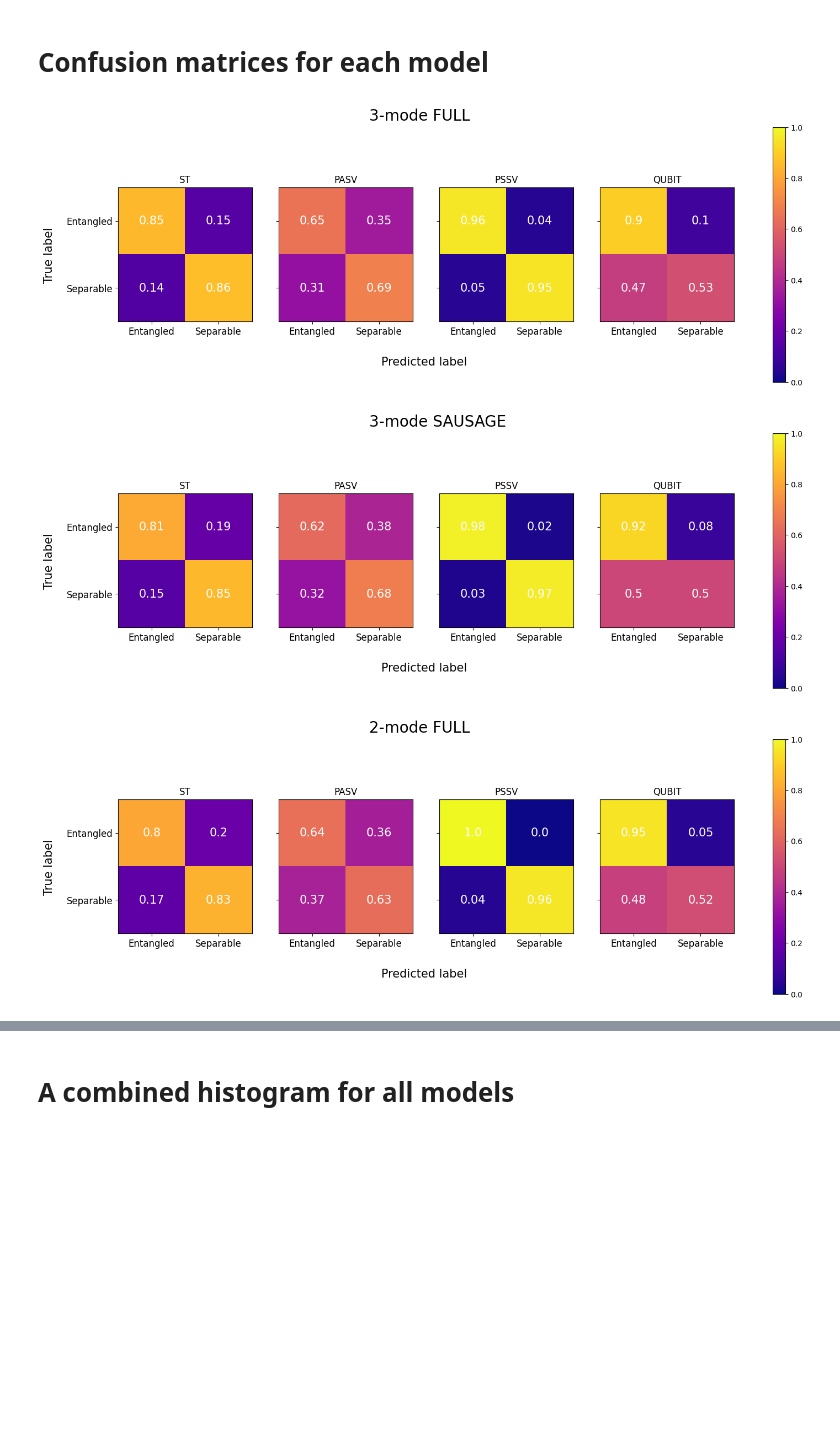
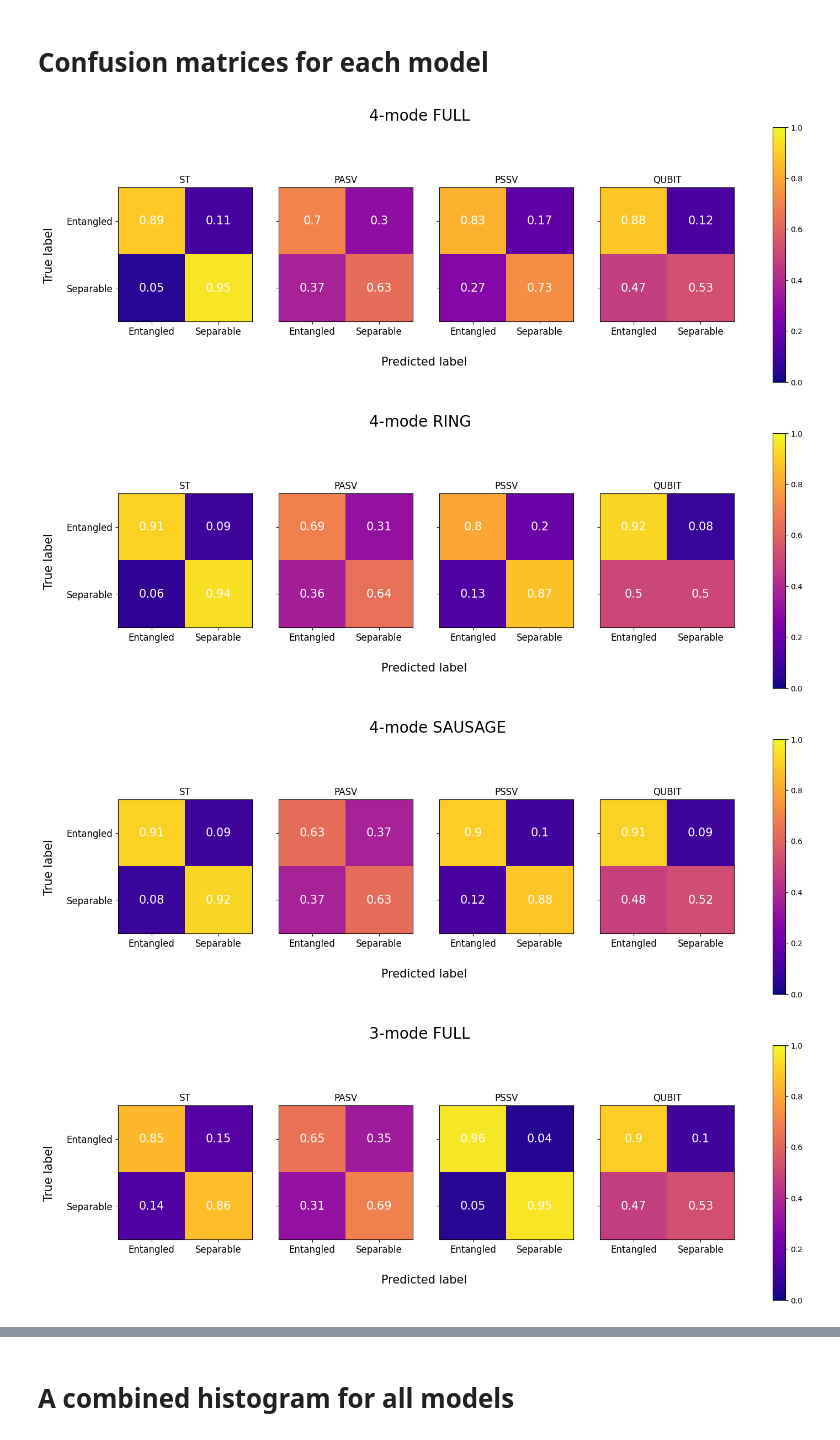
Before and after one commit to JohannesAnnala/EchoStateNetwork-and-NARMA, a Jupyter notebook: main.ipynb, the cells around one changed output, grey strips where cells are left out. Cells and saved outputs as stored; diff of their text form; code cells hidden in the pictures; blank space fills up the shorter version.

Commit message:
all data without printed figures done

```diff
--- a/main.ipynb
+++ b/main.ipynb
@@ -103,7 +102,7 @@ finish_row(resultpath_cm)
 # %%
 for i in range(n_models):
     QReservoir_models[i].reset_after_test()
-    result, cm = QReservoir_models[i].test_reservoir(test_PSSV[2], test_PSSV_ent[2])
+    result, cm = QReservoir_models[i].test_reservoir(test_PSSV[1], test_PSSV_ent[1])
     write_to_row(str(result), resultpath)
     write_to_row(','.join(map(str, cm)), resultpath_cm)
 
@@ -131,7 +111,7 @@ KeyboardInterrupt:
 # %% [markdown]
 # Qubit states
 # %%
-for i in range(1,n_models):
+for i in range(n_models):
     QReservoir_models[i].reset_after_test()
     result, cm = QReservoir_models[i].test_reservoir(test_QUBIT[i], test_QUBIT_ent[i])
     write_to_row(str(result), resultpath)
@@ -152,7 +132,7 @@ models_filenames = ['1_4_5_alltoall', '1_4_5_ring', '1_4_5_sausage', '1_3_5_allt
 data_filepaths = ["Qreservoir_results/" + filename + ".csv" for filename in models_filenames]
 data_cm_filepaths = ["Qreservoir_results/" + filename + "_cm.csv" for filename in models_filenames]
 
-for path in data_filepaths[3:]:
+for path in data_filepaths:
     data = np.genfromtxt(path, delimiter=';')[:,:-1]
     data[2] = 1 - data[2]
     datas.append(data)
@@ -163,7 +143,7 @@ datas_full = np.array(datas).reshape(-1,np.array(datas).shape[-1])
 datas_mean_full = np.mean(datas_full, axis=1)
 datas_std_full = np.std(datas_full, axis=1, ddof=1)
 
-for path in data_cm_filepaths[3:]:
+for path in data_cm_filepaths:
     with open(path) as raw_data_cm:
         data_cm = np.array([[np.fromstring(round, sep=",") for round in class_of_input.strip().split(";") if len(round) > 1] for class_of_input in raw_data_cm])
         data_cm[2] = 100 - data_cm[2]
@@ -190,9 +188,9 @@ plotcolors = [
 # Histograms for each model
 # %%
 #Plot the probability of correct classification
-for i, model in enumerate(models[3:]):
+for i, model in enumerate(models):
     fig, ax = plt.subplots(figsize=(6,4))
-    ax.bar(input_types, datas_mean[i], 0.4, yerr=datas_std[i], color=plotcolors[i], ecolor="#606060", error_kw={'elinewidth': 2.0, 'capthick': 2.0}, capsize=10, edgecolor='black', linewidth=2.0)
+    ax.bar(input_types, datas_mean[i], 0.4, yerr=[datas_std[i], datas_std[i] - (np.maximum(datas_mean[i]+datas_std[i],1) - 1)], color=plotcolors[i], ecolor="#606060", error_kw={'elinewidth': 2.0, 'capthick': 2.0}, capsize=10, edgecolor='black', linewidth=2.0)
 
     #ax.axhline(0.5, c="#f70909", linestyle='--', linewidth=1.5, zorder = 2)
     ax.tick_params(axis='y', labelsize=15)
@@ -208,31 +209,32 @@ for i, model in enumerate(models[3:]):
 # %% [markdown]
 # Confusion matrices for each model
 # %%
-for model, cm_data in zip(models[3:],datas_cm_full_norm):
+for model, cm_data in zip(models,datas_cm_full_norm):
 
     fig, axes = plt.subplots(1, len(input_types), figsize=(18, 6))
 
     for i, cm in enumerate(cm_data):
         cm = np.array([[cm[0], cm[2]],[cm[3], cm[1]]])
         im = axes[i].imshow(cm, cmap='plasma', vmin=0, vmax=1.0)
 
         for k in range(2):
             for l in range(2):
                 axes[i].text(k, l, cm[l, k], ha='center', va='center', fontsize=15, color='white')
 
         axes[i].set_xticks([0,1],["Entangled", "Separable"],fontsize=12)
         if i == 0:
             axes[i].set_yticks([0,1],["Entangled", "Separable"],fontsize=12)
         else:
             axes[i].set_yticks([0,1],["", ""])
         axes[i].set_title((input_types[i]))
 
     fig.colorbar(im, ax=axes.ravel().tolist())
     fig.text(0.39, 0.16,'Predicted label',fontsize=15)
     fig.text(0.05, 0.415,'True label',rotation=90,fontsize=15)
     fig.text(0.3775,0.9,model,fontsize=20)
     plt.show()
 # %% [output]
-[figure, old version]
+[figure, new version]
-[figure, old version]
+[figure, new version]
-[figure, old version]
+[figure, new version]
+[figure, added]
```
Also changed, not shown: parts of 7 cells of this notebook, 5 other files.
